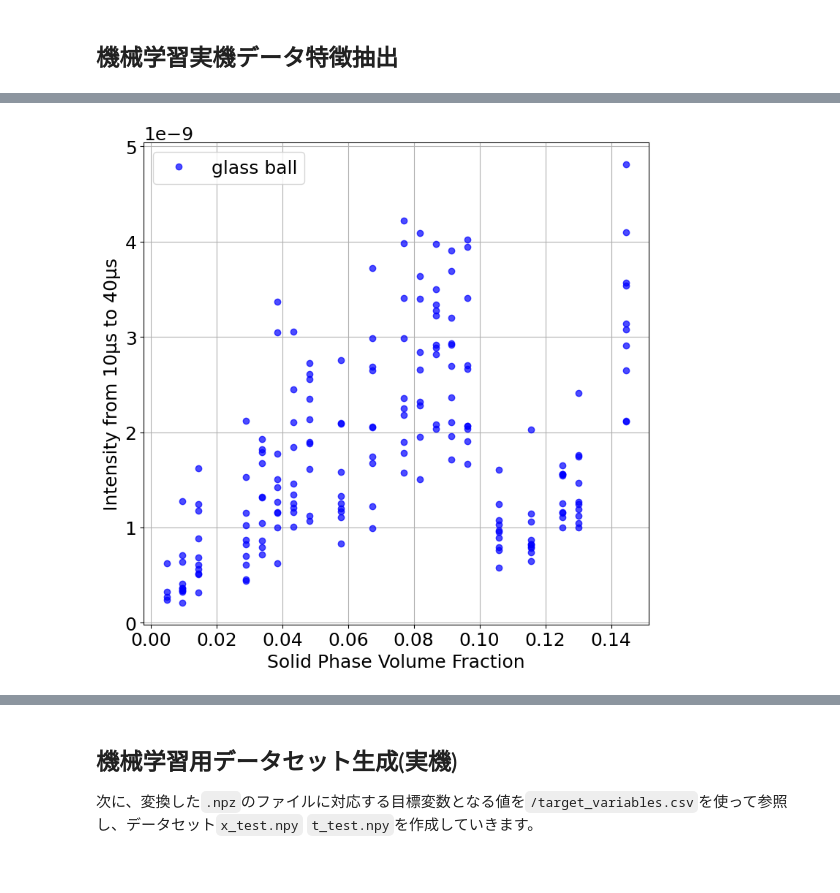
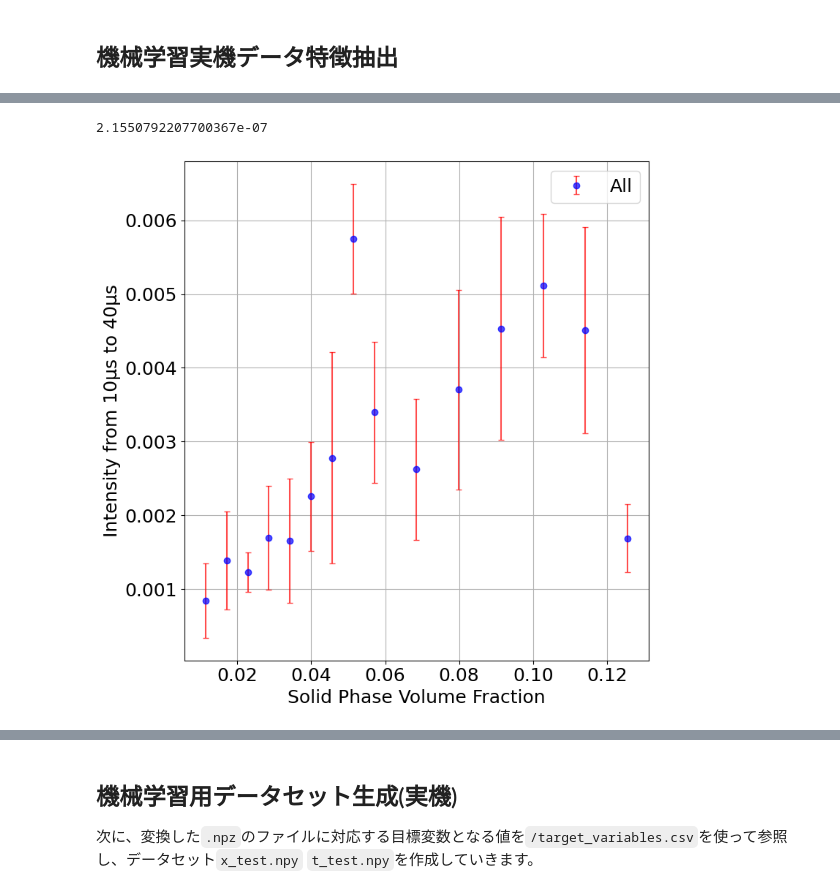
Before and after one commit to yymgc2003/psdata2matlab, a Jupyter notebook: main.ipynb, the cells around one changed output, grey strips where cells are left out. Saved outputs shown, nothing was run; the diff lists cells and outputs as text; code cells hidden in the pictures.

```diff
--- a/main.ipynb
+++ b/main.ipynb
@@ -618,41 +706,65 @@ import os
 import torch
 import polars as pl
 from matplotlib import pyplot as plt
 from scipy import integrate
 
 simulation2d_dir = "/mnt/sdb/yyamaguchi/psdata2matlab/simulation2d/dataset"
-simulation_dir = "/mnt/sdb/yyamaguchi/psdata2matlab/simulation/dataset"
+simulation_dir = "/mnt/sdb/matsubara/airlift/dataset"
 save_base_dir = "/mnt/sdb/yyamaguchi/psdata2matlab/preprocessed"
 
 x_train = np.load(os.path.join(simulation_dir, "x_train.npy"))
 t_train = np.load(os.path.join(simulation_dir, "t_train.npy"))
-dt = 1/(50*1e6)
+print(np.min(x_train))
+dt = 1/(50)
+
+t_train = t_train*128/108
 
 intensity_arr = []
 intensity_mean_arr = []
 intensity_target_arr = []
+num_each_target = []
+intensity_error = []
 
-for x_signal in x_train:
+for i in range(len(x_train)):
+    x_signal = x_train[i,:]
     intensity = integrate.simpson(x_signal[500:2000]**2, dx=dt)
-    intensity_arr.append(intensity)
-intensity_arr = np.array(intensity_arr)
+    if i==0 or t_train[i-1]!=t_train[i]:
+        num_each_target.append(1)
+        intensity_target_arr.append(t_train[i])
+        intensity_arr.append([intensity])
+    else:
+        num_each_target[-1] += 1
+        intensity_arr[-1].append(intensity)
+for i in range(len(intensity_arr)):
+    cur_arr = intensity_arr[i]
+    cur_arr = np.array(cur_arr)
+    mean = np.mean(cur_arr)
+    err = np.std(cur_arr)
+    intensity_mean_arr.append(mean)
+    intensity_error.append(err)
+
+intensity_mean_arr = np.array(intensity_mean_arr)
+intensity_target_arr = np.array(intensity_target_arr)
+num_each_target = np.array(num_each_target)
+intensity_error = np.array(intensity_error)
 
 plt.figure(figsize=(8, 8))
 plt.rcParams["font.size"] = 18
-#plt.errorbar(x_valid, y_valid, yerr=yerr_valid, fmt='o', color='blue', alpha=0.7, ecolor='red', capsize=3, label='All')
-plt.plot(t_train, intensity_arr, 'o', color='blue', alpha=0.7, label='glass ball')
+plt.errorbar(intensity_target_arr, intensity_mean_arr, yerr=intensity_error, fmt='o', color='blue', alpha=0.7, ecolor='red', capsize=3, label='All')
+# plt.plot(intensity_target_arr, intensity_mean_arr, 'o', color='blue', alpha=0.7, label='glass ball')
 #plt.errorbar(x_valid_stone, y_valid_stone_plot, yerr=yerr_valid_stone_plot, fmt='o', color='orange', alpha=0.7, ecolor='green', capsize=3, label='Stone')
 plt.legend()
 plt.xlabel("Solid Phase Volume Fraction")
 plt.ylabel("Intensity from 10µs to 40µs")
 #plt.xlim(0, 0.2)
 #plt.ylim(0, 0.2)
 plt.grid(True)
 plt.tight_layout()
 plt.savefig(os.path.join(save_base_dir, 'intensity_vs_volume_fraction_3d.png'))
 plt.show()
 # %% [output]
+2.1550792207700367e-07
-[figure, old version]
+[figure, new version]
 # %%
 from src import calculate_gvf_and_signal,npz2png
 from src import process_case_and_return_dataset, add_noise_to_dataset
```
Also changed, not shown: parts of 2 cells of this notebook, 4 other files.
